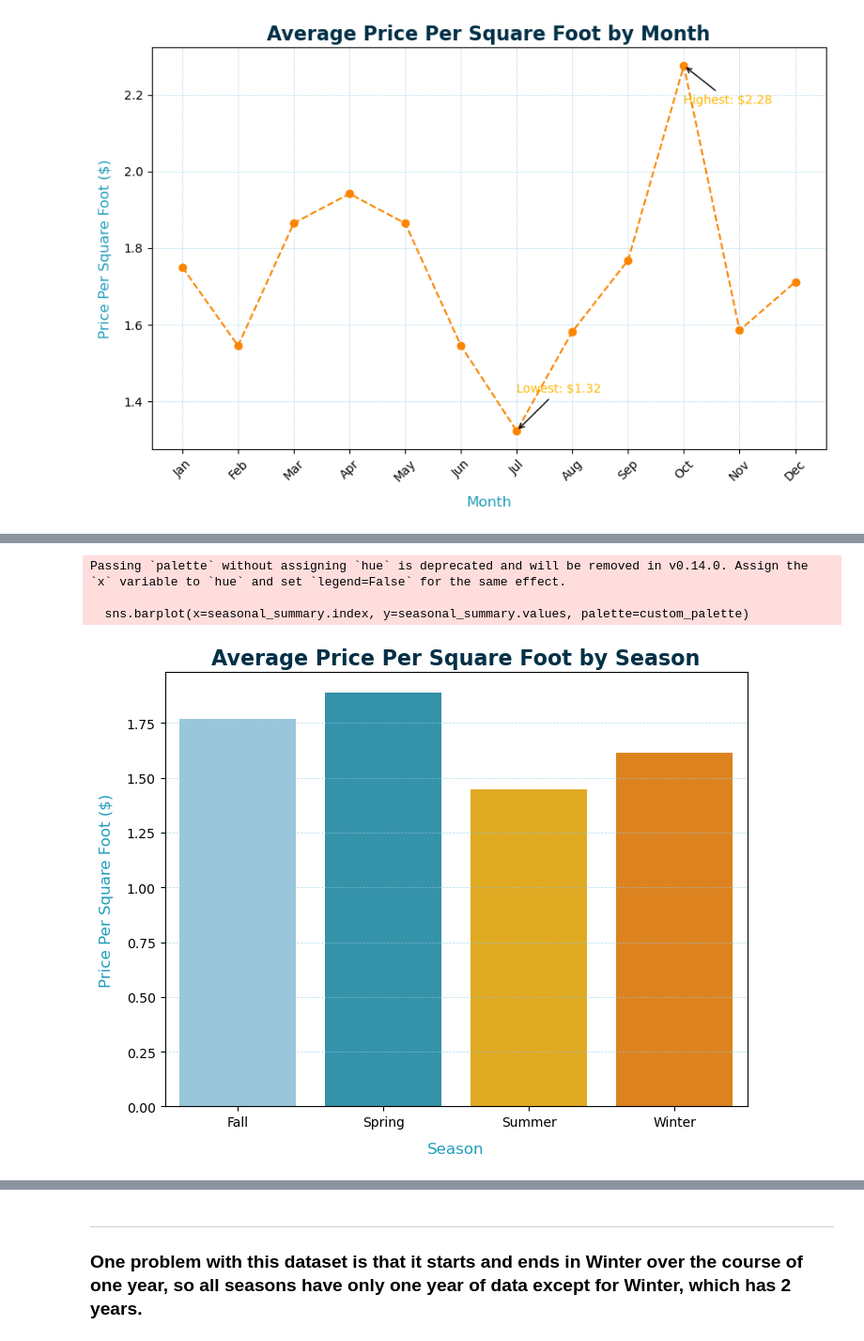
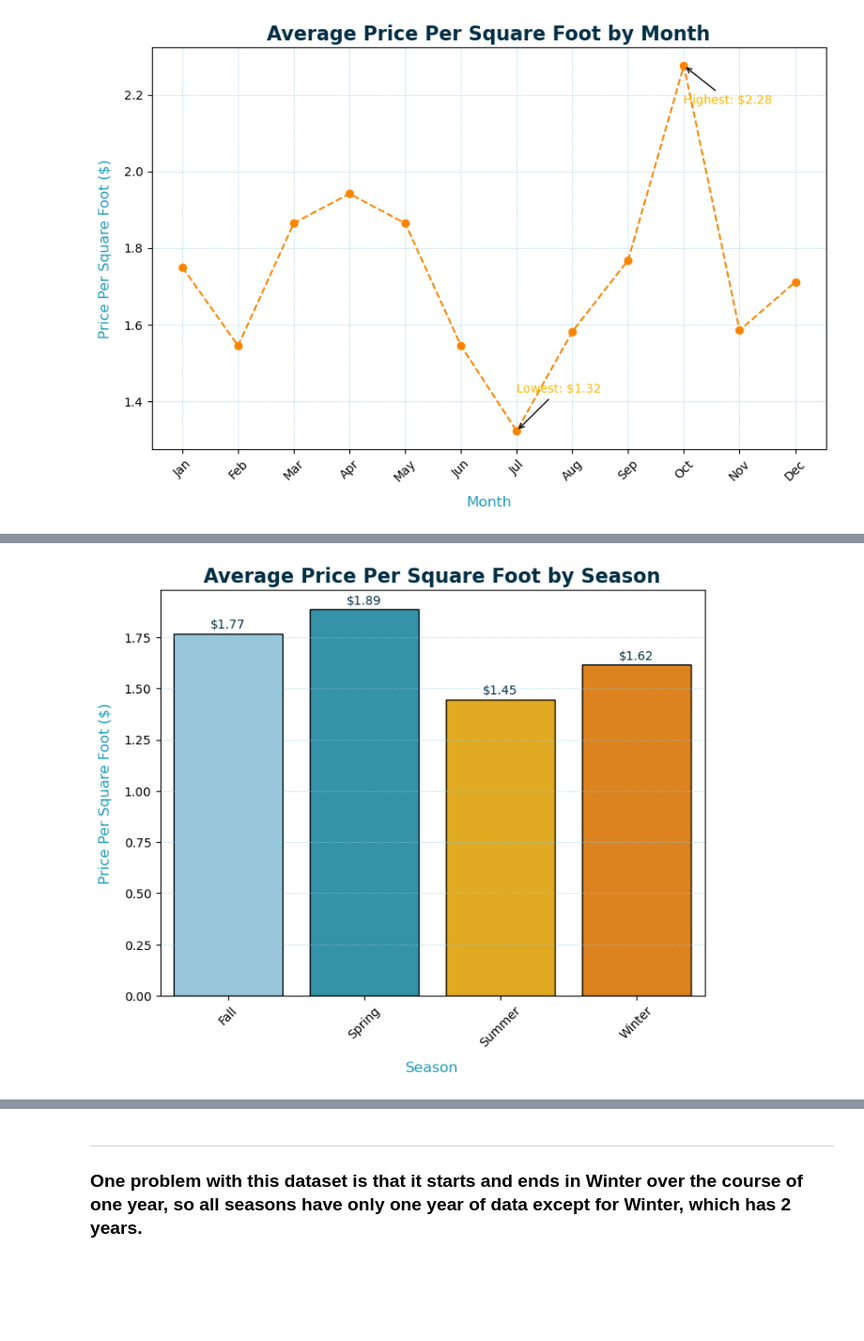
Before and after one commit to tghcb9/dataanalytics-project1-group6, a Jupyter notebook: submission/analysis/question-1.ipynb, the cells around one changed output, grey strips where cells are left out. Shown at 94% size. Saved outputs shown, nothing was run; the diff lists cells and outputs as text; code cells hidden in the pictures; blank space fills up the shorter version.

```diff
--- a/submission/analysis/question-1.ipynb
+++ b/submission/analysis/question-1.ipynb
@@ -7,11 +7,11 @@ import matplotlib.pyplot as plt
 import seaborn as sns
 # %%
 # constants
-CLEAN_DATA_PATH = "data/data.csv"
+RAW_DATA_PATH = "data/data.csv"
 custom_palette = ['#8ECAE6', '#219EBC', '#FFB703', '#FB8500']
 # %%
 # Read in the data.
-df = pd.read_csv(CLEAN_DATA_PATH)
+df = pd.read_csv(RAW_DATA_PATH)
 df.head()
 # %% [output]
 |  | Unnamed: 0 | id | bathrooms | bedrooms | fee | price | square_feet | cityname | state | latitude | ... |
@@ -365,24 +353,26 @@ Passing `palette` without assigning `hue` is deprecated and will be removed in v
 # %%
 # bar plot showing average price per square foot by season
 
 seasonal_summary = df.groupby("season")["price_per_square_ft"].mean()
 
 plt.figure(figsize=(8, 6))
-sns.barplot(x=seasonal_summary.index, y=seasonal_summary.values, palette=custom_palette)
+sns.barplot(x=seasonal_summary.index, y=seasonal_summary.values, palette=custom_palette, edgecolor='black')
 plt.title("Average Price Per Square Foot by Season", fontsize=16, fontweight='bold', color='#023047')
 plt.xlabel("Season", fontsize=12, labelpad=10, color='#219EBC')
 plt.ylabel("Price Per Square Foot ($)", fontsize=12, labelpad=10, color='#219EBC')
 
+for index, value in enumerate(seasonal_summary.values):
+    plt.text(index, value + 0.025, f"${value:.2f}", ha='center', fontsize=10, color='#023047')
 
 plt.grid(axis='y', color='#8ECAE6', linestyle='--', linewidth=0.5, alpha=0.7)
 
-# plt.savefig("images/barplot-sqft-per-season.png", dpi=300, bbox_inches="tight")
+# Rotate x-axis ticks
+plt.xticks(rotation=45, fontsize=10)
+
+#plt.savefig("images/barplot-sqft-per-season.png", dpi=300, bbox_inches="tight")
 plt.show()
 # %% [output]
-Passing `palette` without assigning `hue` is deprecated and will be removed in v0.14.0. Assign the `x` variable to `hue` and set `legend=False` for the same effect.
-
-  sns.barplot(x=seasonal_summary.index, y=seasonal_summary.values, palette=custom_palette)
-[figure, old version]
+[figure, new version]
 # %%
 # violin plot showing average price per square foot by season
 
```
Also changed, not shown: parts of 10 cells of this notebook.
